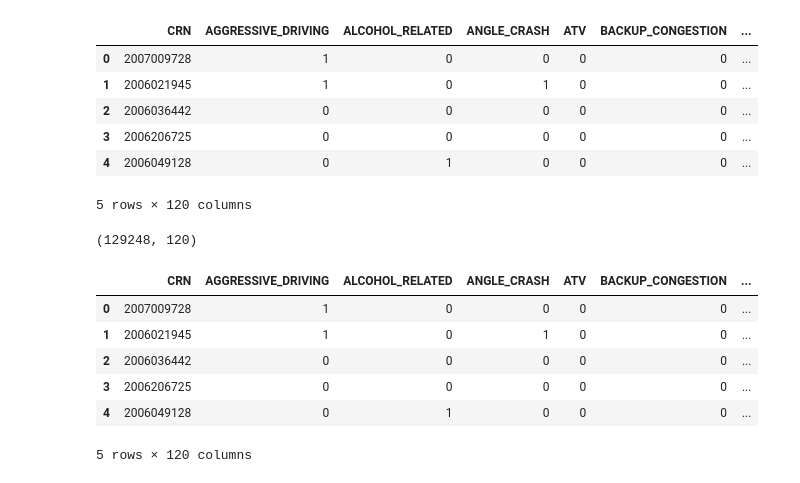
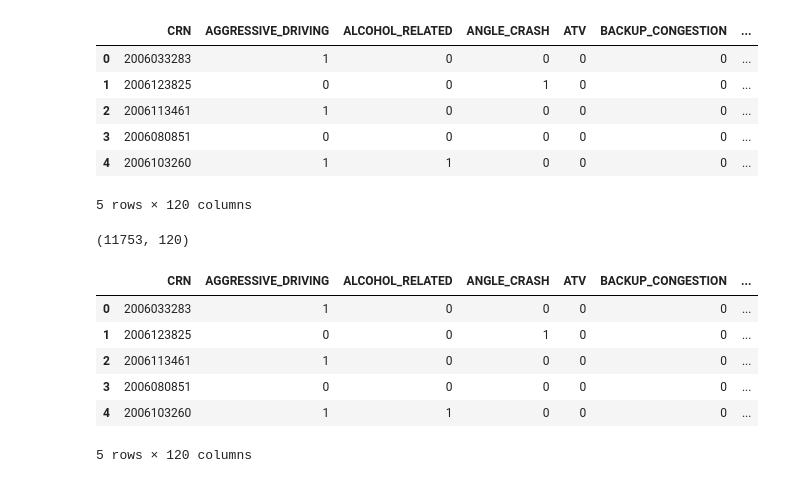
Before and after one commit to hahuynh1/Data-Science-ITS-Capstone, a Jupyter notebook: Flag Data Cleaned.ipynb, the cells around one changed output. Drawn from its saved outputs; the diff is of its cells as text; code cells hidden in the pictures.

```diff
--- a/Flag Data Cleaned.ipynb
+++ b/Flag Data Cleaned.ipynb
@@ -5,31 +5,31 @@ import seaborn as sns
 import matplotlib.pyplot as plt
 import os
 # %%
-flagdata = pd.read_csv("project data/FLAG_Statewide_2006.csv")
+flagdata = pd.read_csv("project data/FLAG_PHILADELPHIA_2006.csv")
 flagdata.head()
 # %% [output]
 |  | CRN | AGGRESSIVE_DRIVING | ALCOHOL_RELATED | ANGLE_CRASH | ATV | BACKUP_CONGESTION | ... |
-| 0 | 2007009728 | 1 | 0 | 0 | 0 | 0 | ... |
-| 1 | 2006021945 | 1 | 0 | 1 | 0 | 0 | ... |
-| 2 | 2006036442 | 0 | 0 | 0 | 0 | 0 | ... |
-| 3 | 2006206725 | 0 | 0 | 0 | 0 | 0 | ... |
-| 4 | 2006049128 | 0 | 1 | 0 | 0 | 0 | ... |
+| 0 | 2006033283 | 1 | 0 | 0 | 0 | 0 | ... |
+| 1 | 2006123825 | 0 | 0 | 1 | 0 | 0 | ... |
+| 2 | 2006113461 | 1 | 0 | 0 | 0 | 0 | ... |
+| 3 | 2006080851 | 0 | 0 | 0 | 0 | 0 | ... |
+| 4 | 2006103260 | 1 | 1 | 0 | 0 | 0 | ... |
 5 rows × 120 columns
 # %%
 flagdata.shape
 # %% [output]
-(129248, 120)
+(11753, 120)
 # %%
 #Making copy of original 2006 flag dataset to begin cleaning process
 cleaned_2006_data = flagdata.copy()
 cleaned_2006_data.head()
 # %% [output]
 |  | CRN | AGGRESSIVE_DRIVING | ALCOHOL_RELATED | ANGLE_CRASH | ATV | BACKUP_CONGESTION | ... |
-| 0 | 2007009728 | 1 | 0 | 0 | 0 | 0 | ... |
-| 1 | 2006021945 | 1 | 0 | 1 | 0 | 0 | ... |
-| 2 | 2006036442 | 0 | 0 | 0 | 0 | 0 | ... |
-| 3 | 2006206725 | 0 | 0 | 0 | 0 | 0 | ... |
-| 4 | 2006049128 | 0 | 1 | 0 | 0 | 0 | ... |
+| 0 | 2006033283 | 1 | 0 | 0 | 0 | 0 | ... |
+| 1 | 2006123825 | 0 | 0 | 1 | 0 | 0 | ... |
+| 2 | 2006113461 | 1 | 0 | 0 | 0 | 0 | ... |
+| 3 | 2006080851 | 0 | 0 | 0 | 0 | 0 | ... |
+| 4 | 2006103260 | 1 | 1 | 0 | 0 | 0 | ... |
 5 rows × 120 columns
 # %%
 #Looked through dataset for valuable columns to keep.
```
Also changed, not shown: parts of 19 cells of this notebook.
